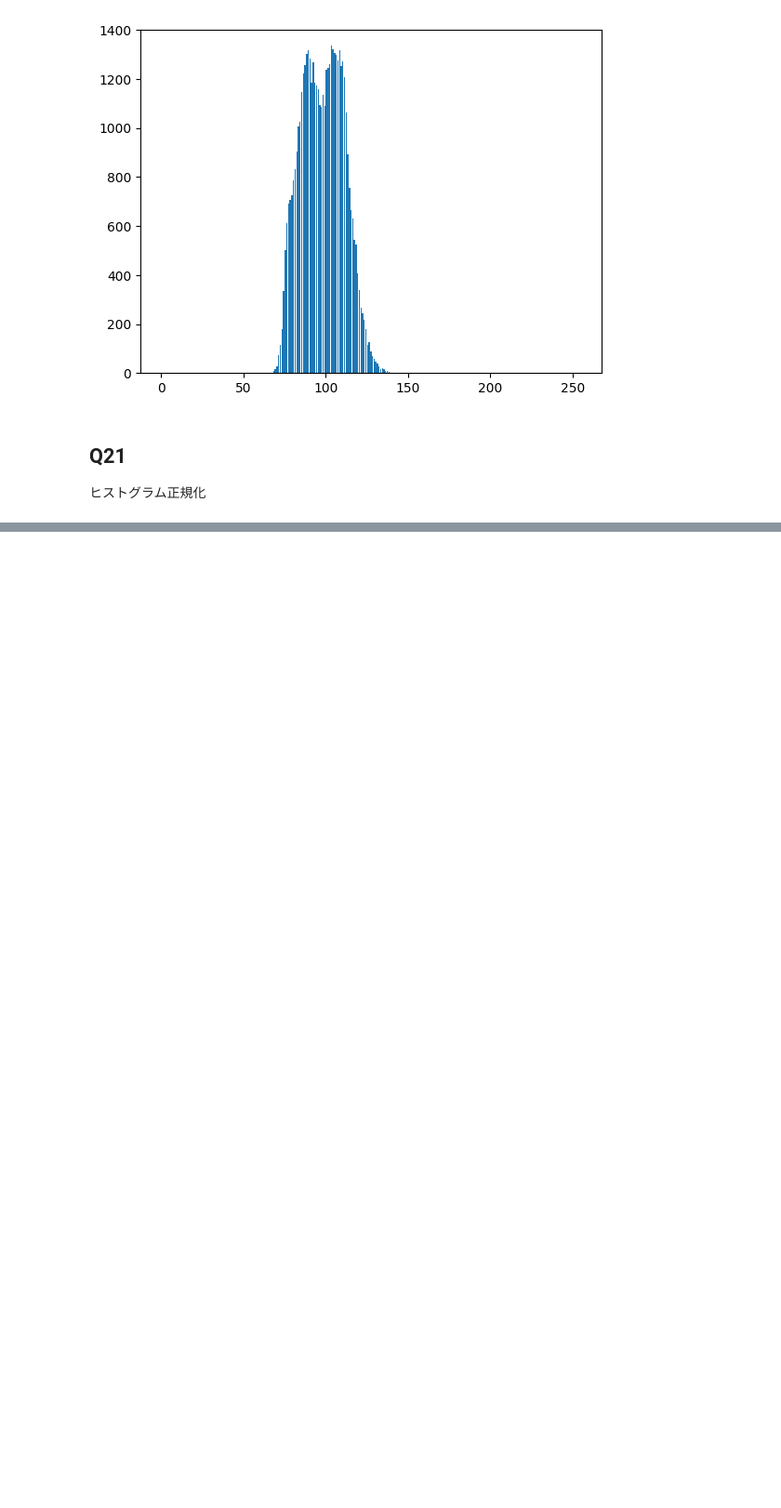
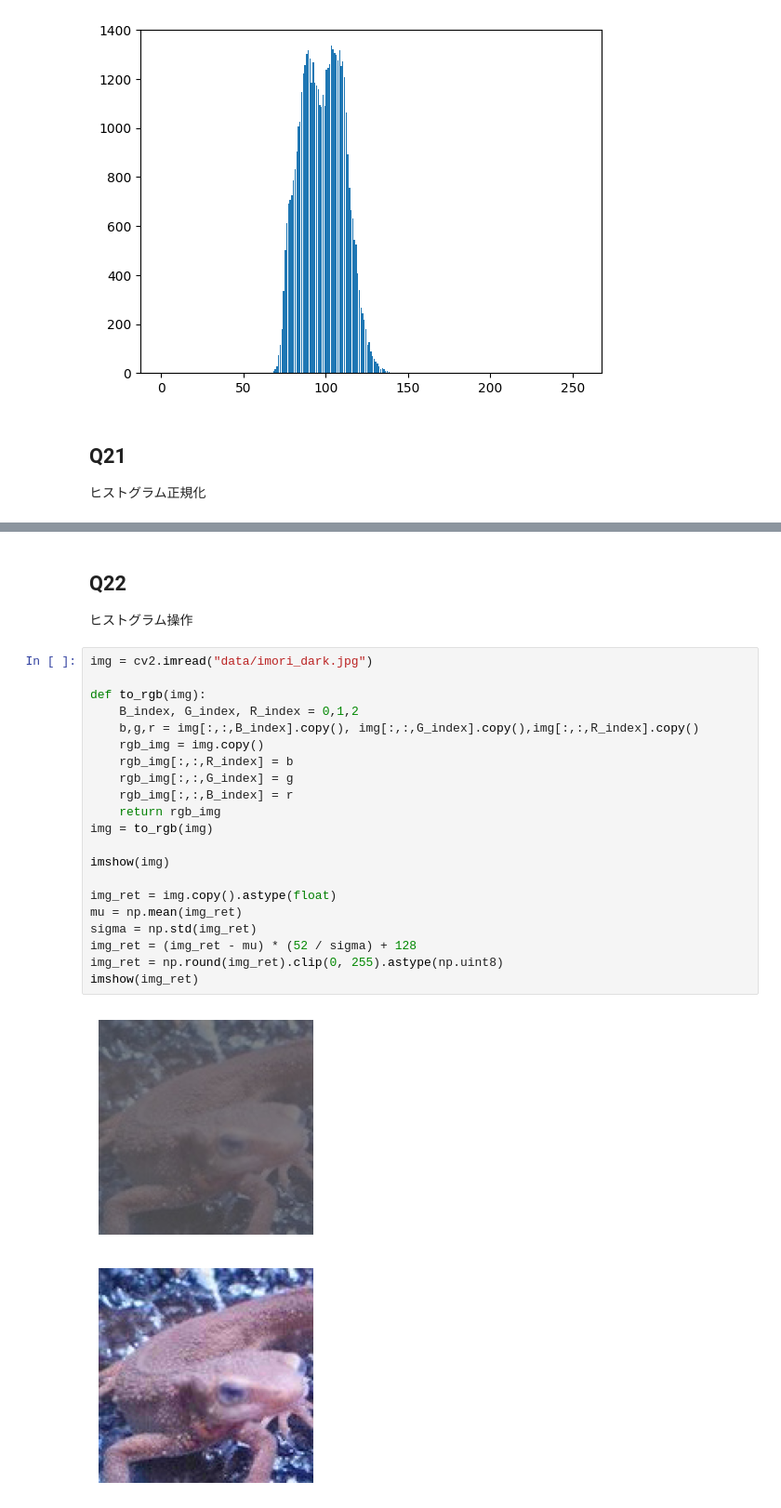
Before and after one commit to underfirst/image_processing_100knock, a Jupyter notebook: notebooks/Ch1.ipynb, the cells around one changed output, grey strips where cells are left out. Shown at 93% size. Drawn from its saved outputs; the diff is of its cells as text; blank space fills up the shorter version.

```diff
--- a/notebooks/Ch1.ipynb
+++ b/notebooks/Ch1.ipynb
@@ -803,0 +842,28 @@ plt.show()
+# %% [markdown]
+## Q22
+
+ヒストグラム操作
+# %%
+img = cv2.imread("data/imori_dark.jpg")
+
+def to_rgb(img):
+    B_index, G_index, R_index = 0,1,2
+    b,g,r = img[:,:,B_index].copy(), img[:,:,G_index].copy(),img[:,:,R_index].copy()
+    rgb_img = img.copy()
+    rgb_img[:,:,R_index] = b
+    rgb_img[:,:,G_index] = g
+    rgb_img[:,:,B_index] = r
+    return rgb_img
+img = to_rgb(img)
+
+imshow(img)
+
+img_ret = img.copy().astype(float)
+mu = np.mean(img_ret)
+sigma = np.std(img_ret)
+img_ret = (img_ret - mu) * (52 / sigma) + 128
+img_ret = np.round(img_ret).clip(0, 255).astype(np.uint8)
+imshow(img_ret)
+# %% [output]
+[figure, added]
+[figure, added]
```
Also changed, not shown: parts of 12 cells of this notebook, 1 other file.
